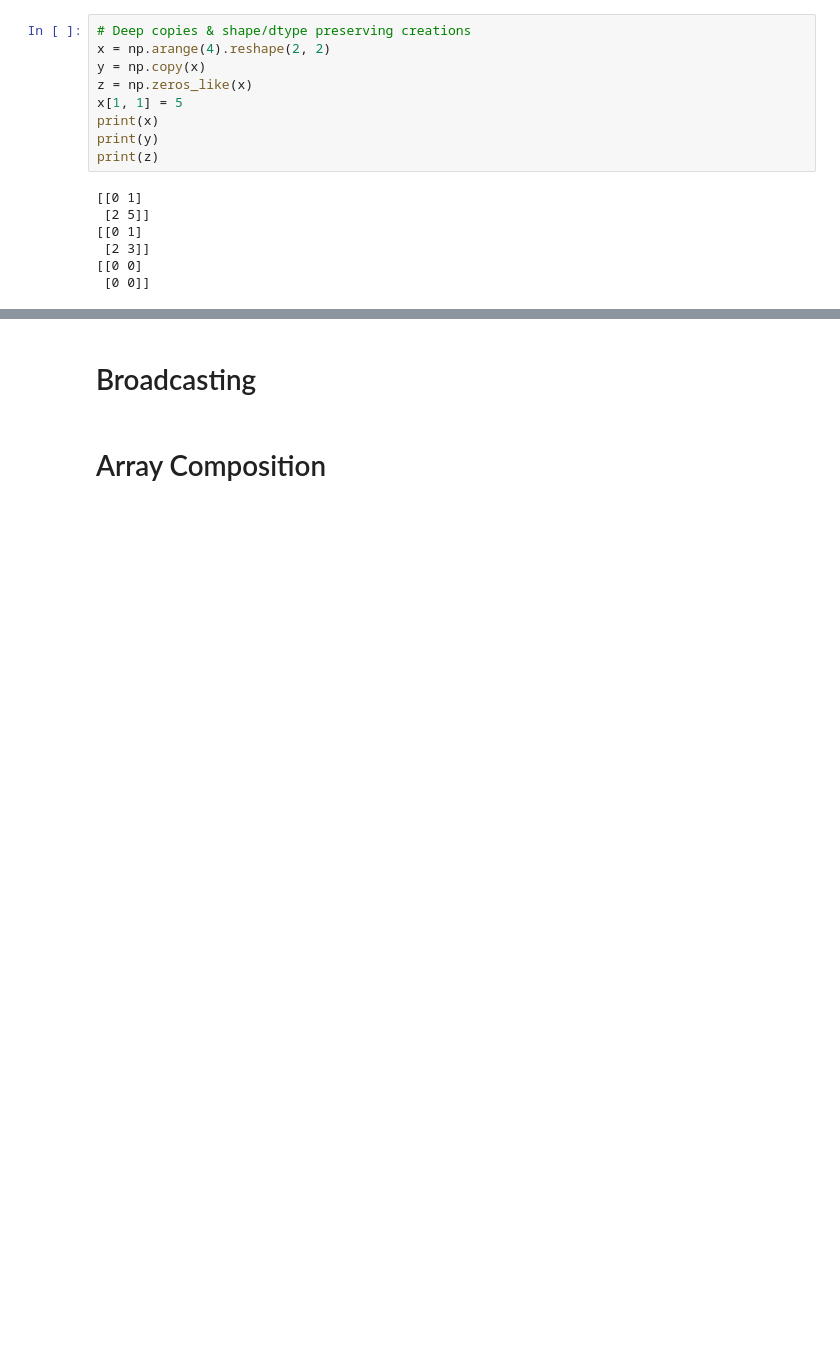
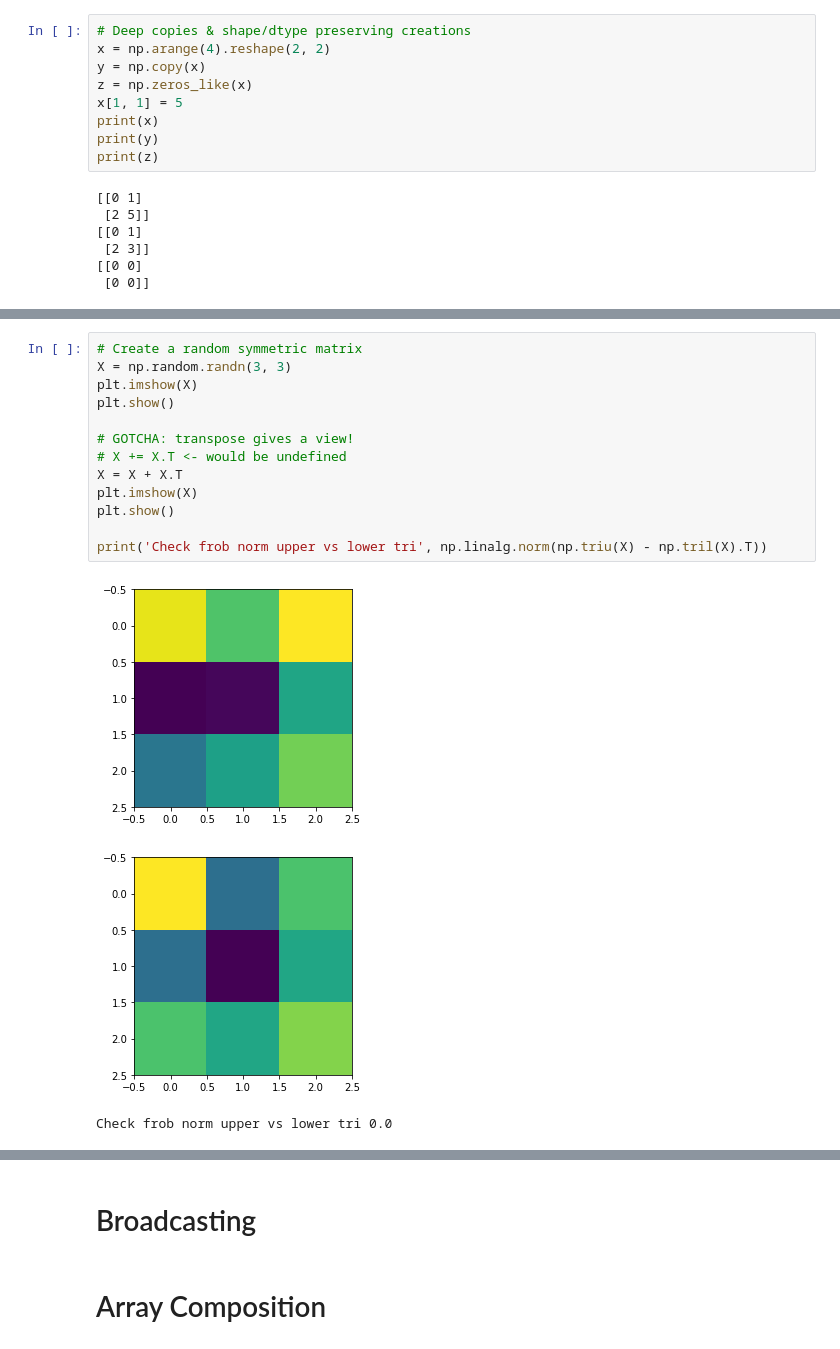
Before and after one commit to vlad17/np-learn, a Jupyter notebook: presentation.ipynb, the cells around one changed output, grey strips where cells are left out. Cells and saved outputs as stored; diff of their text form; blank space fills up the shorter version.

```diff
--- a/presentation.ipynb
+++ b/presentation.ipynb
@@ -925,0 +984,17 @@ Extremely extensive [random generation](https://docs.scipy.org/doc/numpy/referen
+# %%
+# Create a random symmetric matrix
+X = np.random.randn(3, 3)
+plt.imshow(X)
+plt.show()
+
+# GOTCHA: transpose gives a view!
+# X += X.T <- would be undefined
+X = X + X.T
+plt.imshow(X)
+plt.show()
+
+print('Check frob norm upper vs lower tri', np.linalg.norm(np.triu(X) - np.tril(X).T))
+# %% [output]
+[figure, added]
+[figure, added]
+Check frob norm upper vs lower tri 0.0
```
Also changed, not shown: parts of 10 cells of this notebook.
